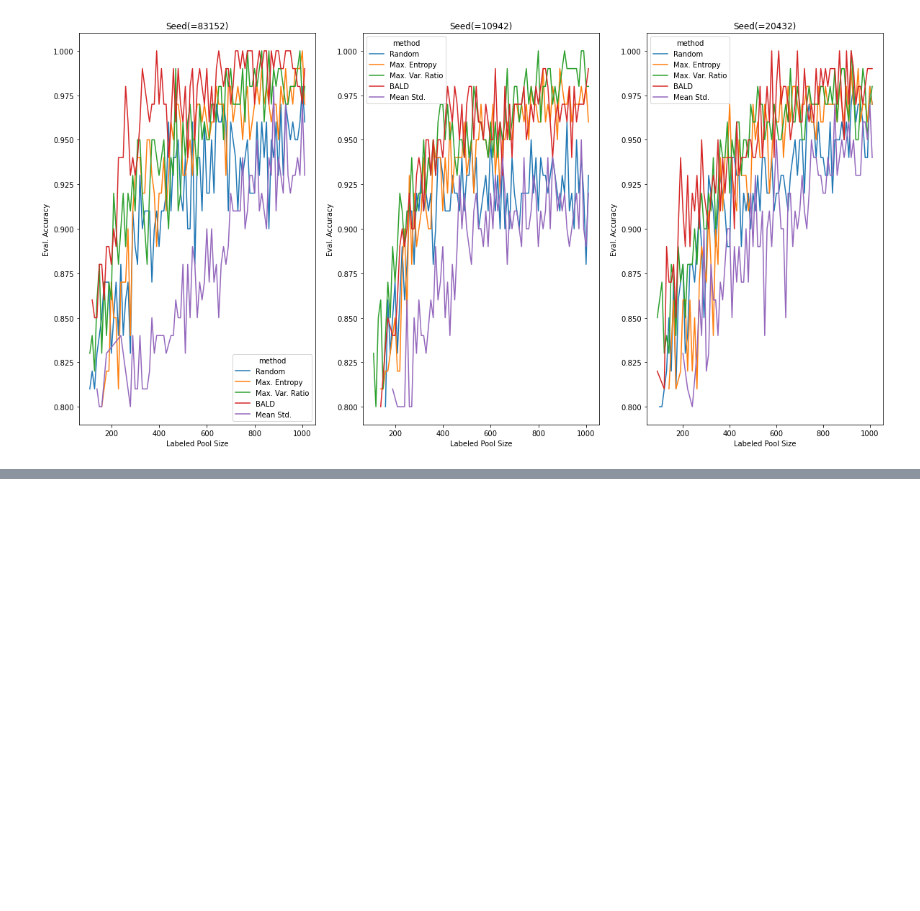
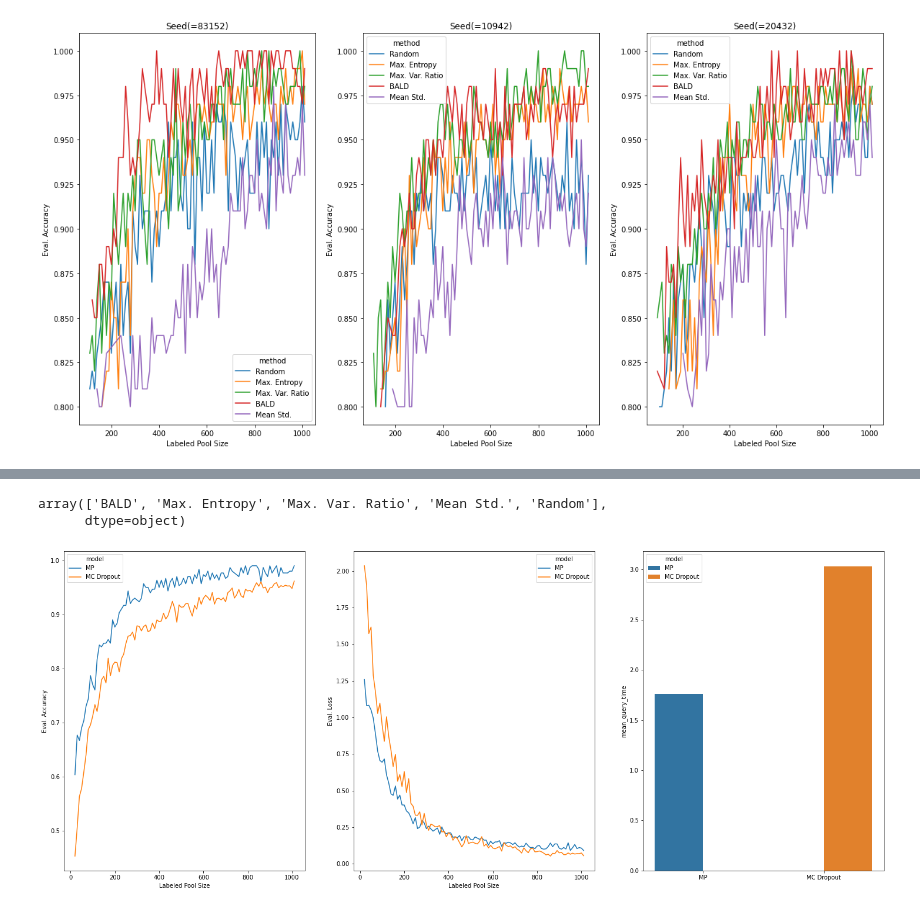
Before and after one commit to ExLeonem/master-thesis-code, a Jupyter notebook: wp/notebooks/experiments/mnist/fchollet.ipynb, the cells around one changed output, grey strips where cells are left out. Drawn from its saved outputs; the diff is of its cells as text; code cells hidden in the pictures; blank space fills up the shorter version.

```diff
--- a/wp/notebooks/experiments/mnist/fchollet.ipynb
+++ b/wp/notebooks/experiments/mnist/fchollet.ipynb
@@ -218,0 +271,27 @@ Text(0, 0.5, 'Query Time (in seconds)')
+# %%
+def compare_architectures(frames, method):
+
+    merged_frame = pd.concat(frames)
+    selector = merged_frame["method"] == method
+
+    fig, ax = plt.subplots(1, 3, figsize=(25, 10))
+
+    sns.lineplot(ax=ax[0], data=merged_frame[selector], x="labeled_pool_size", y="eval_accuracy", hue="model")
+    ax[0].set_xlabel("Labeled Pool Size")
+    ax[0].set_ylabel("Eval. Accuracy")
+
+    sns.lineplot(ax=ax[1], data=merged_frame[selector], x="labeled_pool_size", y="eval_loss", hue="model")
+    ax[1].set_xlabel("Labeled Pool Size")
+    ax[1].set_ylabel("Eval. Loss")
+
+    sns.barplot(ax=ax[2], data=merged_frame[selector], x="model", y="mean_query_time", hue="model")
+    ax[2].set_xlabel("")
+# %%
+np.unique(merged["method"])
+# %% [output]
+array(['BALD', 'Max. Entropy', 'Max. Var. Ratio', 'Mean Std.', 'Random'],
+      dtype=object)
+# %%
+compare_architectures([df_mean, merged], "BALD")
+# %% [output]
+[figure, added]
```
Also changed, not shown: parts of 15 cells of this notebook, 8 other files.
